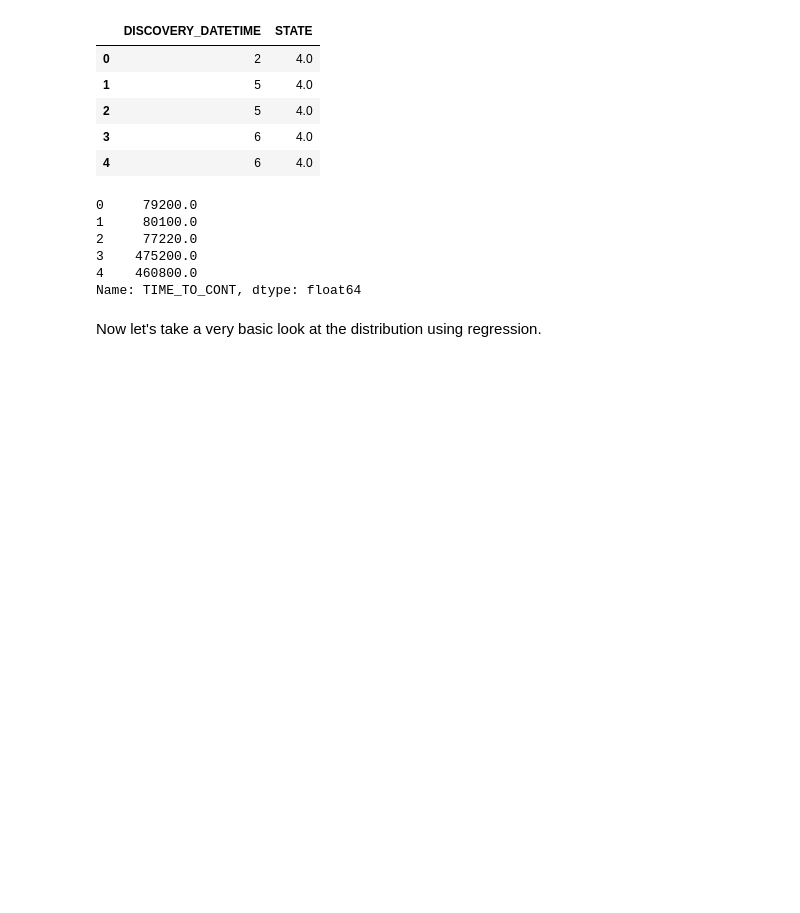
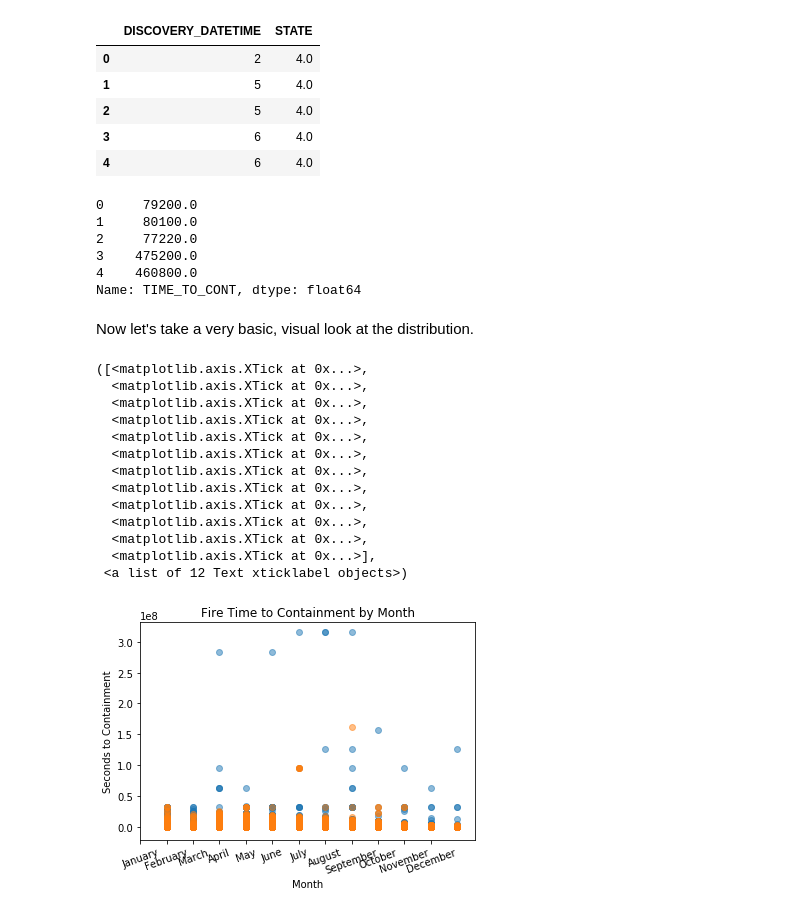
Before and after one commit to li-mc/wildfire_data, a Jupyter notebook: analysis_using_starting_features.ipynb, the cells around one changed output. Drawn from its saved outputs; the diff is of its cells as text; code cells hidden in the pictures; blank space fills up the shorter version.

Commit message:
add minor visualization

```diff
--- a/analysis_using_starting_features.ipynb
+++ b/analysis_using_starting_features.ipynb
@@ -29,6 +29,6 @@ y.head()
 4    460800.0
 Name: TIME_TO_CONT, dtype: float64
 # %% [markdown]
-Now let's take a very basic look at the distribution using regression.
+Now let's take a very basic, visual look at the distribution.
 # %%
 X_train, X_test, y_train, y_test = train_test_split(X, y, test_size = .2, random_state = 20);
@@ -38,11 +35,25 @@ reg = LinearRegression().fit(x_1.reshape(-1,1),y_train)
 # %%
 plt.figure();
 X_train_feat = np.array(X_train['DISCOVERY_DATETIME']).reshape(-1,1)
 X_test_feat = np.array(X_test['DISCOVERY_DATETIME']).reshape(-1,1)
 plt.scatter(X_train_feat, y_train, alpha=0.5, label="Training")
 plt.scatter(X_test_feat, y_test,alpha=0.5, label="Testing")
 plt.title("Fire Time to Containment by Month")
 plt.xlabel("Month")
 plt.ylabel('Seconds to Containment')
-plt.legend()
-xticks(np.arange(12), ('Jan', 'Feb', 'Mar', 'Apr', 'Jun', 'Jul', 'Sep', 'Oct', 'Nov', 'Dec'))
+plt.xticks(np.arange(12), calendar.month_name[1:13], rotation=20)
+# %% [output]
+([<matplotlib.axis.XTick at 0x...>,
+  <matplotlib.axis.XTick at 0x...>,
+  <matplotlib.axis.XTick at 0x...>,
+  <matplotlib.axis.XTick at 0x...>,
+  <matplotlib.axis.XTick at 0x...>,
+  <matplotlib.axis.XTick at 0x...>,
+  <matplotlib.axis.XTick at 0x...>,
+  <matplotlib.axis.XTick at 0x...>,
+  <matplotlib.axis.XTick at 0x...>,
+  <matplotlib.axis.XTick at 0x...>,
+  <matplotlib.axis.XTick at 0x...>,
+  <matplotlib.axis.XTick at 0x...>],
+ <a list of 12 Text xticklabel objects>)
+[figure, added]
```
Also changed, not shown: parts of 4 cells of this notebook.
